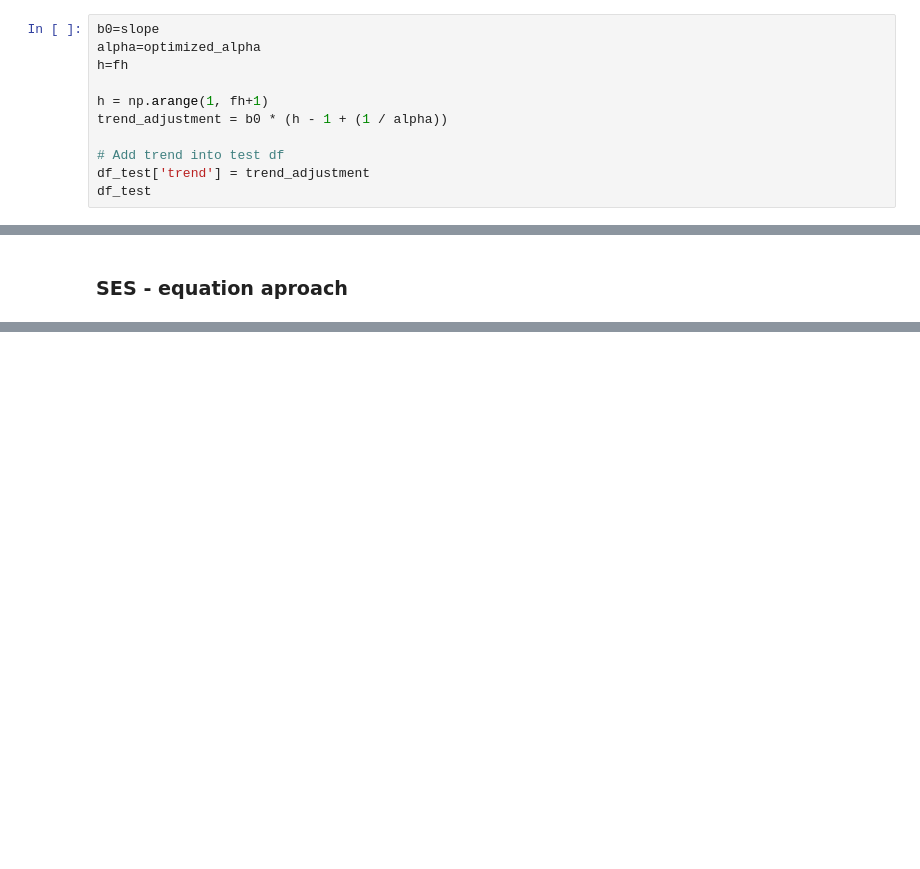
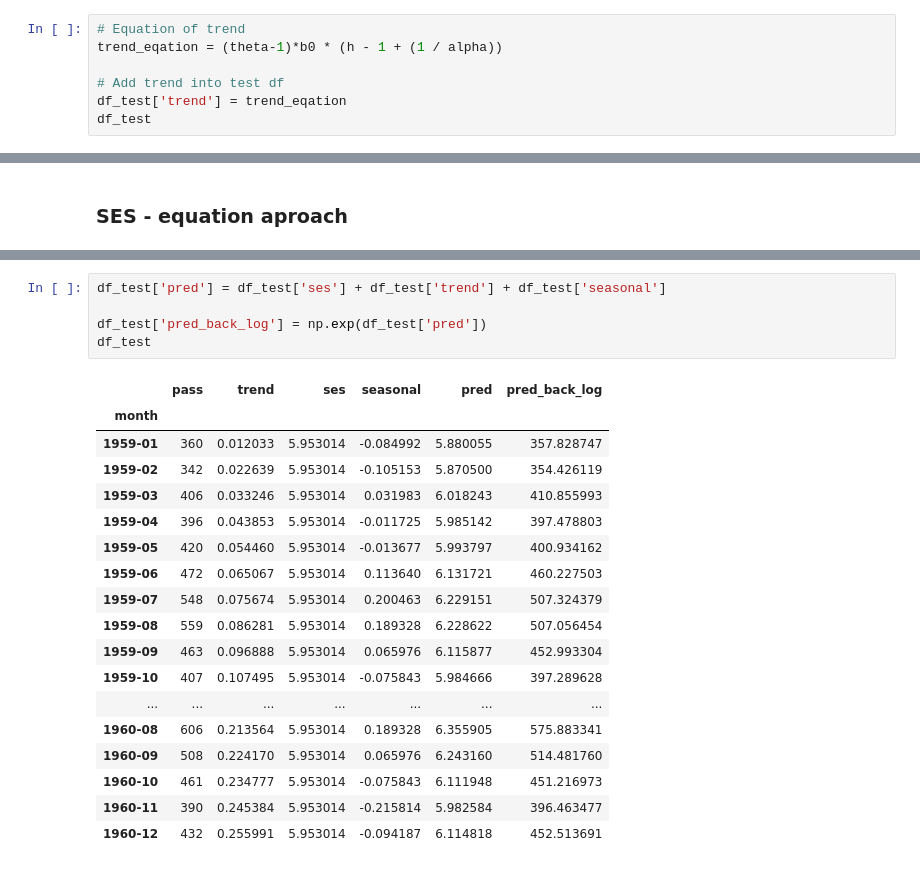
Before and after one commit to martincho48/Portfolio, a Jupyter notebook: Machine_Learning/ML Methods/Theta/theta.ipynb, the cells around one changed output, grey strips where cells are left out. Drawn from its saved outputs; the diff is of its cells as text; blank space fills up the shorter version.

Commit message:
theta update

```diff
--- a/Machine_Learning/ML Methods/Theta/theta.ipynb
+++ b/Machine_Learning/ML Methods/Theta/theta.ipynb
@@ -442,13 +431,9 @@ array([ 1,  2,  3,  4,  5,  6,  7,  8,  9, 10, 11, 12, 13, 14, 15, 16, 17,
 # %%
-b0=slope
-alpha=optimized_alpha
-h=fh
-
-h = np.arange(1, fh+1)
-trend_adjustment = b0 * (h - 1 + (1 / alpha))
+# Equation of trend
+trend_eqation = (theta-1)*b0 * (h - 1 + (1 / alpha))
 
 # Add trend into test df
-df_test['trend'] = trend_adjustment
+df_test['trend'] = trend_eqation
 df_test
 # %% [output]
 |  | pass | trend |
@@ -554,0 +532,24 @@ Total number of variations: 358800
+# %%
+df_test['pred'] = df_test['ses'] + df_test['trend'] + df_test['seasonal']
+
+df_test['pred_back_log'] = np.exp(df_test['pred'])
+df_test
+# %% [output]
+|  | pass | trend | ses | seasonal | pred | pred_back_log |
+| month |  |  |  |  |  |  |
+| 1959-01 | 360 | 0.012033 | 5.953014 | -0.084992 | 5.880055 | 357.828747 |
+| 1959-02 | 342 | 0.022639 | 5.953014 | -0.105153 | 5.870500 | 354.426119 |
+| 1959-03 | 406 | 0.033246 | 5.953014 | 0.031983 | 6.018243 | 410.855993 |
+| 1959-04 | 396 | 0.043853 | 5.953014 | -0.011725 | 5.985142 | 397.478803 |
+| 1959-05 | 420 | 0.054460 | 5.953014 | -0.013677 | 5.993797 | 400.934162 |
+| 1959-06 | 472 | 0.065067 | 5.953014 | 0.113640 | 6.131721 | 460.227503 |
+| 1959-07 | 548 | 0.075674 | 5.953014 | 0.200463 | 6.229151 | 507.324379 |
+| 1959-08 | 559 | 0.086281 | 5.953014 | 0.189328 | 6.228622 | 507.056454 |
+| 1959-09 | 463 | 0.096888 | 5.953014 | 0.065976 | 6.115877 | 452.993304 |
+| 1959-10 | 407 | 0.107495 | 5.953014 | -0.075843 | 5.984666 | 397.289628 |
+| ... | ... | ... | ... | ... | ... | ... |
+| 1960-08 | 606 | 0.213564 | 5.953014 | 0.189328 | 6.355905 | 575.883341 |
+| 1960-09 | 508 | 0.224170 | 5.953014 | 0.065976 | 6.243160 | 514.481760 |
+| 1960-10 | 461 | 0.234777 | 5.953014 | -0.075843 | 6.111948 | 451.216973 |
+| 1960-11 | 390 | 0.245384 | 5.953014 | -0.215814 | 5.982584 | 396.463477 |
+| 1960-12 | 432 | 0.255991 | 5.953014 | -0.094187 | 6.114818 | 452.513691 |
```
Also changed, not shown: parts of 24 cells of this notebook, 6 other files.
